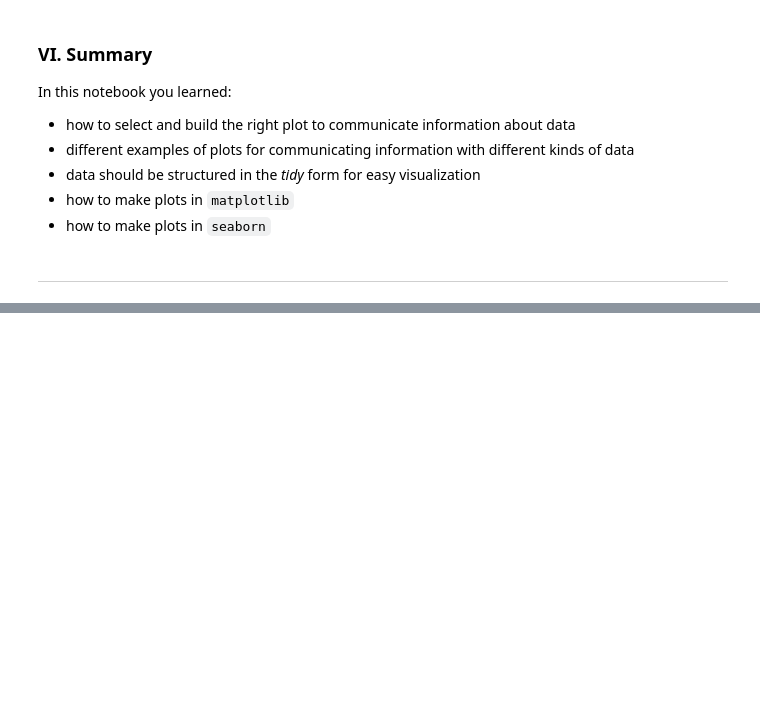
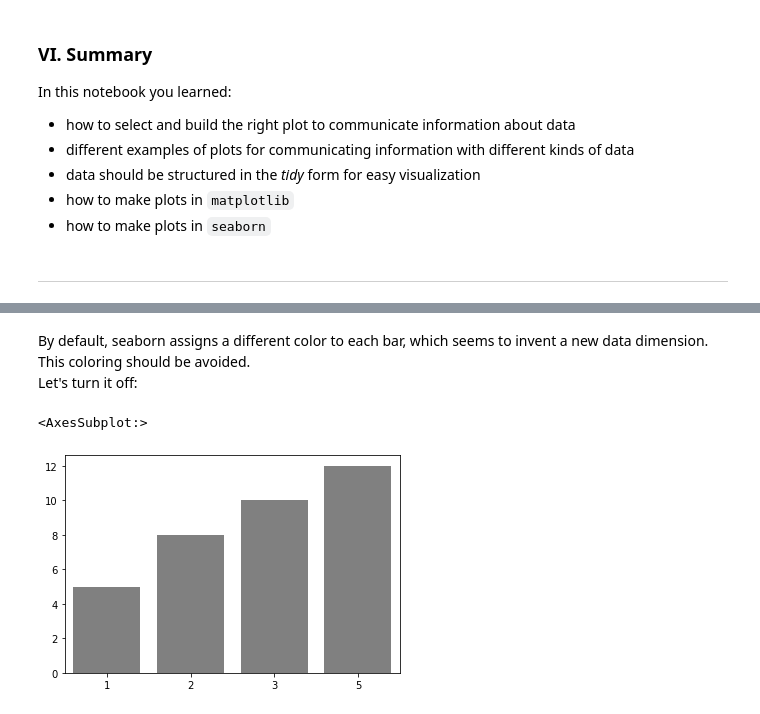
Before and after one commit to PredictioNN/intro_data_science_course, a Jupyter notebook: semester1/week_11_12_visualize_summarize/visualization.ipynb, the cells around one changed output, grey strips where cells are left out. Saved outputs shown, nothing was run; the diff lists cells and outputs as text; code cells hidden in the pictures; blank space fills up the shorter version.

```diff
--- a/semester1/week_11_12_visualize_summarize/visualization.ipynb
+++ b/semester1/week_11_12_visualize_summarize/visualization.ipynb
@@ -451,0 +472,9 @@ In this notebook you learned:
+# %% [markdown]
+By default, seaborn assigns a different color to each bar, which seems to invent a new data dimension. This coloring should be avoided.
+Let's turn it off:
+# %%
+
+sns.barplot(x=xval,y=yval, color='grey')
+# %% [output]
+<AxesSubplot:>
+[figure, added]
```
Also changed, not shown: parts of 12 cells of this notebook.
